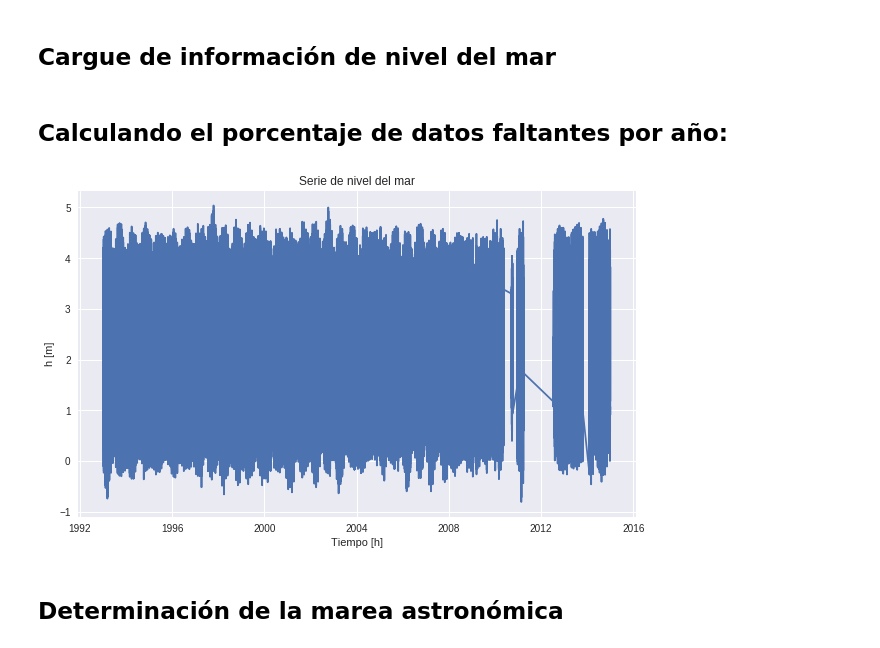
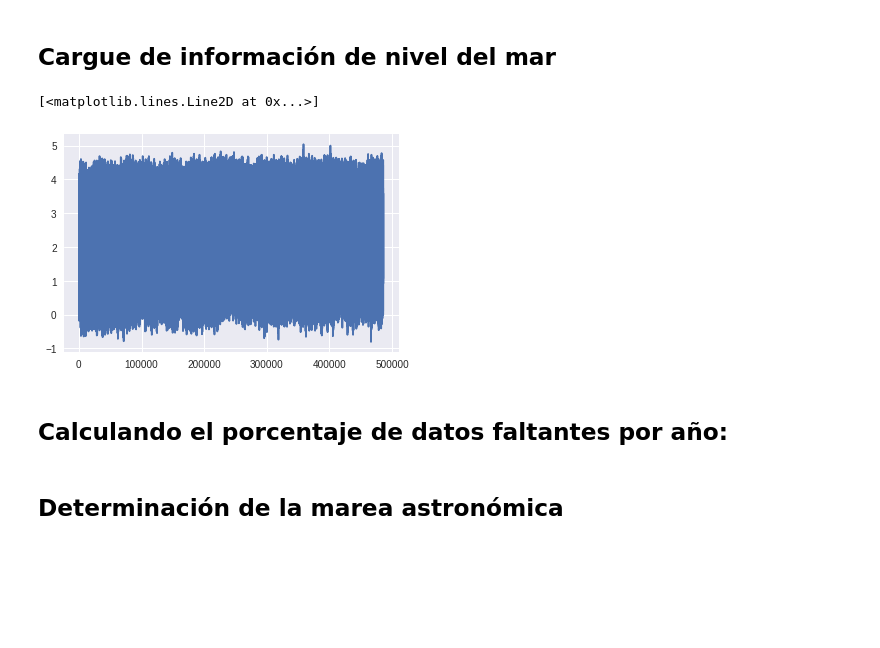
Before and after one commit to FrankAyalaC/Nivel-del-mar-en-Buenaventura, a Jupyter notebook: Scripts/TDG_2020.ipynb, the cells around one changed output. Cells and saved outputs as stored; diff of their text form; code cells hidden in the pictures; blank space fills up the shorter version.

```diff
--- a/Scripts/TDG_2020.ipynb
+++ b/Scripts/TDG_2020.ipynb
@@ -317,7 +309,12 @@ fecha_fin2=datetime(2002,1,1)
 df_nmm=pd.read_csv(r"../Dataset/rqh0085a.csv")
 fechas=[datetime(df_nmm.Year.loc[i],df_nmm.Month.loc[i],df_nmm.Day.loc[i],df_nmm.Hour.loc[i]) for i in range(len(df_nmm))]
 serie_nmm=pd.Series(data=df_nmm.nmm.values/1000,index=fechas)
-serie_nmm=serie_nmm[fecha_inicio:]
+# serie_nmm=serie_nmm[fecha_inicio:]
+# %%
+plt.plot(serie_nmm.values)
+# %% [output]
+[<matplotlib.lines.Line2D at 0x...>]
+[figure, added]
 # %% [markdown]
 ## Calculando el porcentaje de datos faltantes por año:
 # %%
@@ -344,8 +341,6 @@ plt.ylabel("h [m]")
 plt.xlabel("Tiempo [h]")
 
 plt.show()
-# %% [output]
-[figure, removed]
 # %%
 serie_real=serie_nmm-np.mean(serie_nmm)
 # %% [markdown]
```
Also changed, not shown: parts of 87 cells of this notebook, 30 other files.
